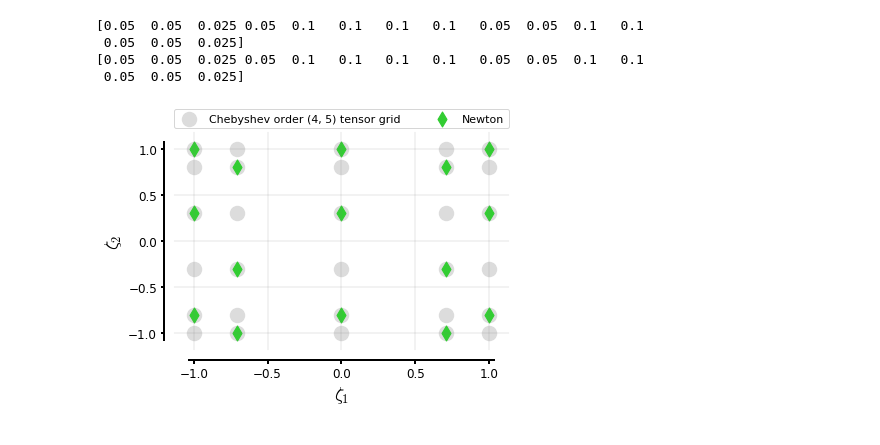
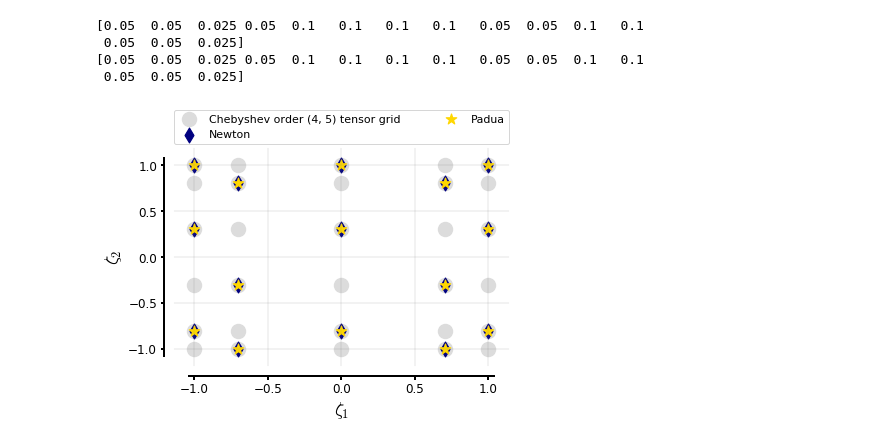
Before and after one commit to equadratures/equadratures, a Jupyter notebook: ipython-notebooks/Padua-points-via-convex-optimization.ipynb, the cells around one changed output. Saved outputs shown, nothing was run; the diff lists cells and outputs as text; code cells hidden in the pictures.

```diff
--- a/ipython-notebooks/Padua-points-via-convex-optimization.ipynb
+++ b/ipython-notebooks/Padua-points-via-convex-optimization.ipynb
@@ -23,4 +23,4 @@ print totalorder.cardinality
 # %%
 Polyobject = Polylsq(parameters=[x1, x2], basis=totalorder, mesh='Tensor', optimization='Newton', oversampling=1.0)
 pfull, wfull = Polyobject.getTensorQuadratureRule()
-print np.sum(wfull)
+Pol = Polylsq(parameters=[x1,x2], basis=totalorder, mesh='tensor', optimization='Padua', oversampling=1.0)
@@ -80,17 +78,18 @@ poly04 = P[totalorder.cardinality-2,:]
 # %%
 label_cheby = 'Chebyshev order (%s, %s) tensor grid'%(order_tensor, order_tensor+1)
 fig = plt.figure()
 ax = fig.add_subplot(1,1,1)
 plt.scatter(pfull[:,0], pfull[:,1], marker='o', s=180,  color='gainsboro',linewidth=2., label=label_cheby)
-plt.scatter(Polyobject.quadraturePoints[:,0], Polyobject.quadraturePoints[:,1], marker='d', s=110,  color='limegreen',linewidth=1.2, label=Polyobject.optimization)
+plt.scatter(Polyobject.quadraturePoints[:,0], Polyobject.quadraturePoints[:,1], marker='d', s=110,  color='navy',linewidth=1.2, label=Polyobject.optimization)
+plt.scatter(Pol.quadraturePoints[:,0], Pol.quadraturePoints[:,1], marker='*', s=120,  color='gold',linewidth=1.2, label=Pol.optimization)
 adjust_spines(ax, ['left', 'bottom'])
 plt.grid(b=True, which='major', color='gray', linestyle='-', linewidth=0.2)
 plt.grid(b=True, which='minor', color='gray', linestyle='-', linewidth=0.2)
-plt.legend(bbox_to_anchor=(0., 1.02, 1., .102), loc=3,ncol=5, mode="expand", borderaxespad=0., fontsize=11)
+plt.legend(bbox_to_anchor=(0., 1.02, 1., .102), loc=3,ncol=2, mode="expand", borderaxespad=0., fontsize=11)
 frame1 = plt.gca()
 plt.xlabel('$\zeta_1$')
 plt.ylabel('$\zeta_2$')
 plt.savefig('Points.eps', dpi=200, bbox_inches='tight', pad_inches=0.1)
 plt.show()
 # %% [output]
-[figure, old version]
+[figure, new version]
```
Also changed, not shown: parts of 1 cell of this notebook, 12 other files.
